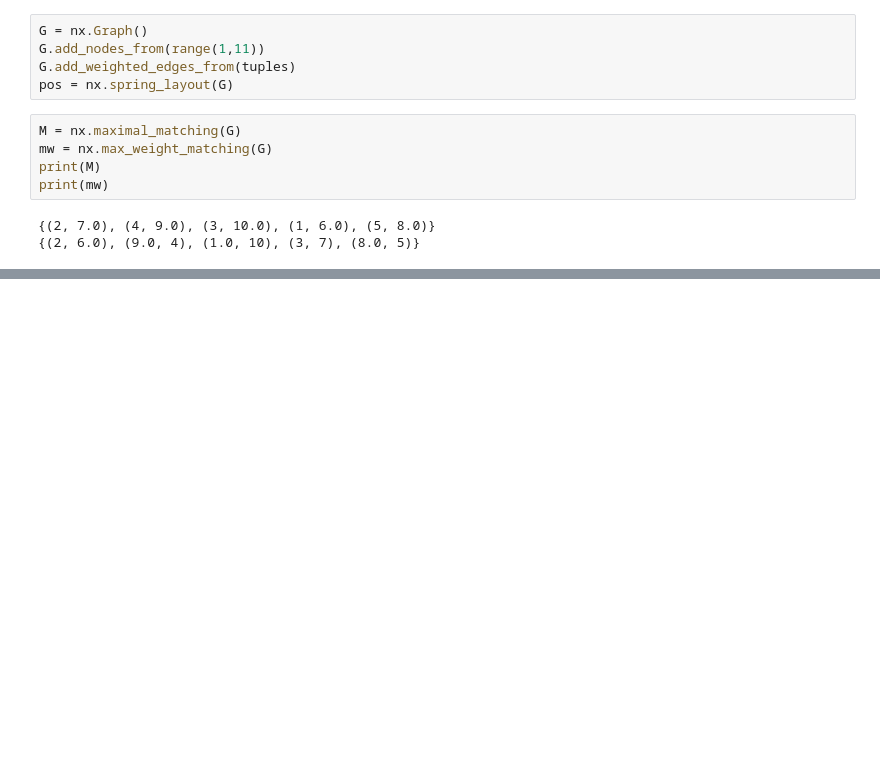
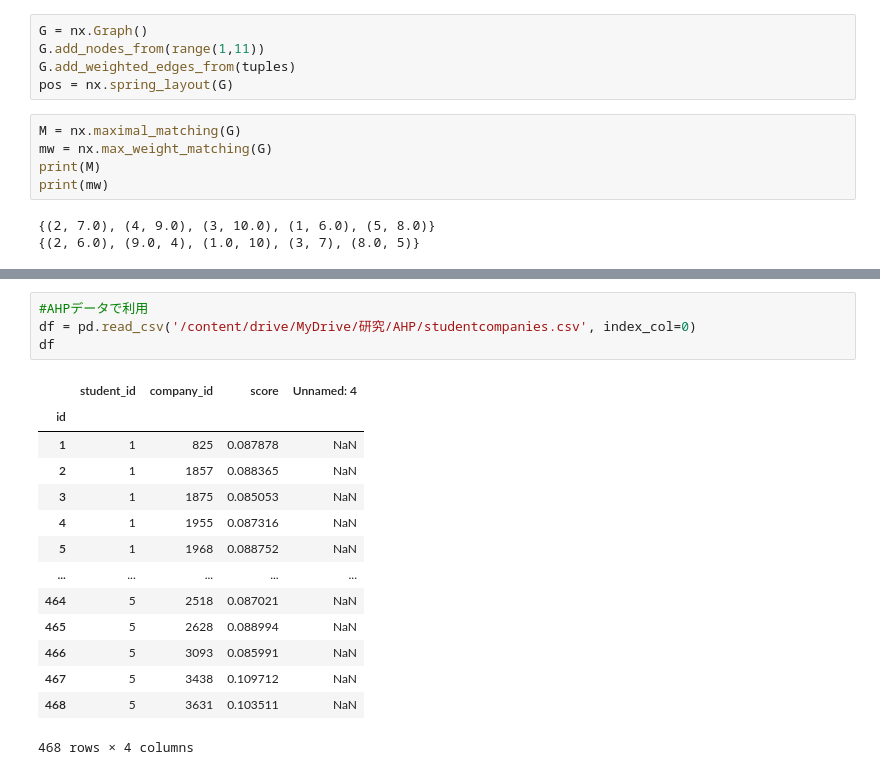
Before and after one commit to smzn/AHP_lib, a Jupyter notebook: MmaximumMatchingProblem.ipynb, the cells around one changed output, grey strips where cells are left out. Saved outputs shown, nothing was run; the diff lists cells and outputs as text; blank space fills up the shorter version.

```diff
--- a/MmaximumMatchingProblem.ipynb
+++ b/MmaximumMatchingProblem.ipynb
@@ -117,0 +118,19 @@ plt.show()
+# %%
+#AHPデータで利用
+df = pd.read_csv('/content/drive/MyDrive/研究/AHP/studentcompanies.csv', index_col=0)
+df
+# %% [output]
+|  | student_id | company_id | score | Unnamed: 4 |
+| id |  |  |  |  |
+| 1 | 1 | 825 | 0.087878 | NaN |
+| 2 | 1 | 1857 | 0.088365 | NaN |
+| 3 | 1 | 1875 | 0.085053 | NaN |
+| 4 | 1 | 1955 | 0.087316 | NaN |
+| 5 | 1 | 1968 | 0.088752 | NaN |
+| ... | ... | ... | ... | ... |
+| 464 | 5 | 2518 | 0.087021 | NaN |
+| 465 | 5 | 2628 | 0.088994 | NaN |
+| 466 | 5 | 3093 | 0.085991 | NaN |
+| 467 | 5 | 3438 | 0.109712 | NaN |
+| 468 | 5 | 3631 | 0.103511 | NaN |
+468 rows × 4 columns
```
Also changed, not shown: parts of 8 cells of this notebook.
